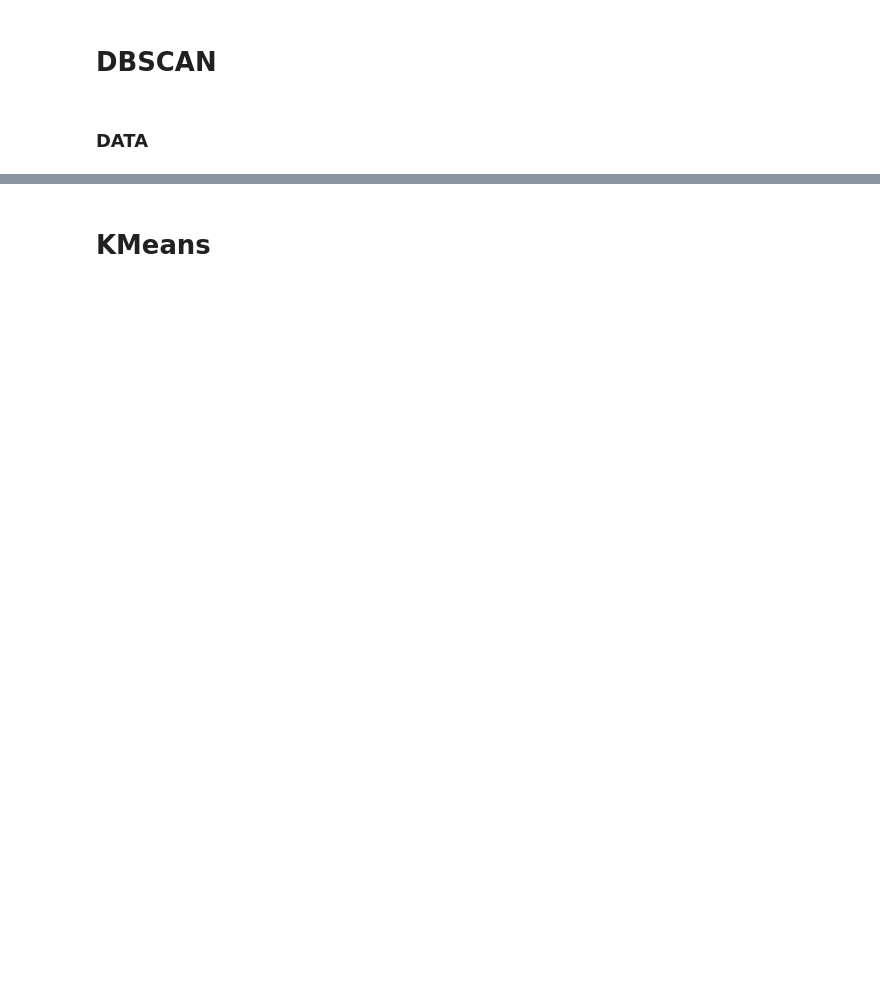
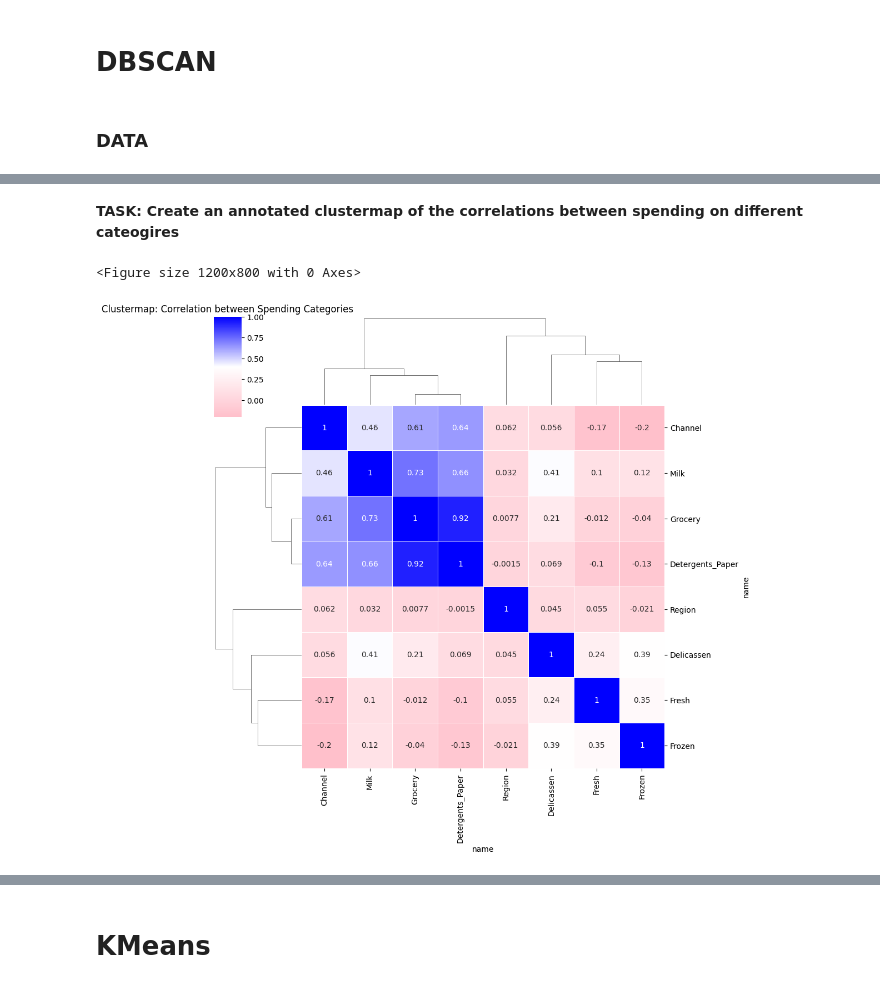
Before and after one commit to Zenolitee/DATA_ANALYTICS, a Jupyter notebook: Assignments/Lecture4.ipynb, the cells around one changed output, grey strips where cells are left out. Drawn from its saved outputs; the diff is of its cells as text; code cells hidden in the pictures; blank space fills up the shorter version.

```diff
--- a/Assignments/Lecture4.ipynb
+++ b/Assignments/Lecture4.ipynb
@@ -32,0 +209,19 @@ ConnectionError: Error connecting to server
+# %% [markdown]
+**TASK: Create an annotated clustermap of the correlations between spending on different cateogires**
+# %%
+custom_cmap = LinearSegmentedColormap.from_list('custom_pink_blue', ['pink', 'white', 'blue'])
+
+corr_matrix = df.corr()
+
+# Handle missing or non-finite values
+corr_matrix.fillna(0, inplace=True)
+corr_matrix = corr_matrix.replace([np.inf, -np.inf], 0)
+
+# Create the clustermap
+plt.figure(figsize=(12, 8))
+sns.clustermap(corr_matrix, annot=True, cmap=custom_cmap, linewidths=.5)
+plt.title('Clustermap: Correlation between Spending Categories')
+plt.show()
+# %% [output]
+<Figure size 1200x800 with 0 Axes>
+[figure, added]
```
Also changed, not shown: parts of 30 cells of this notebook.
